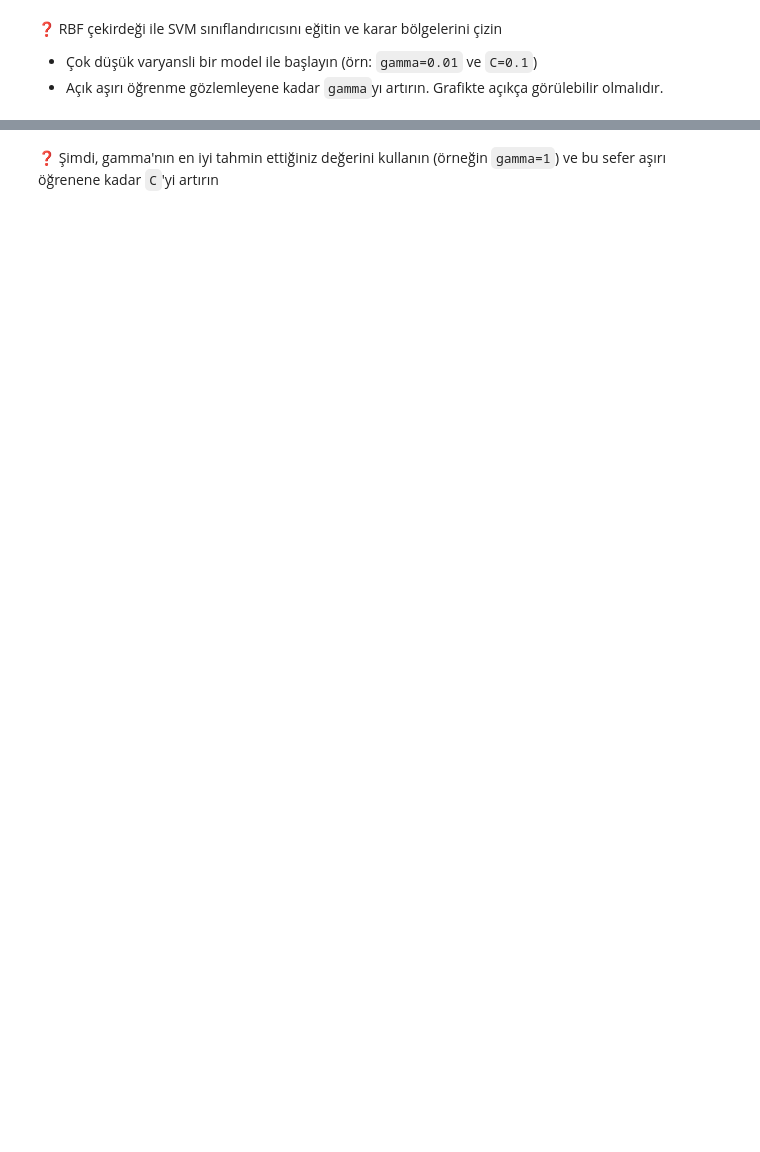
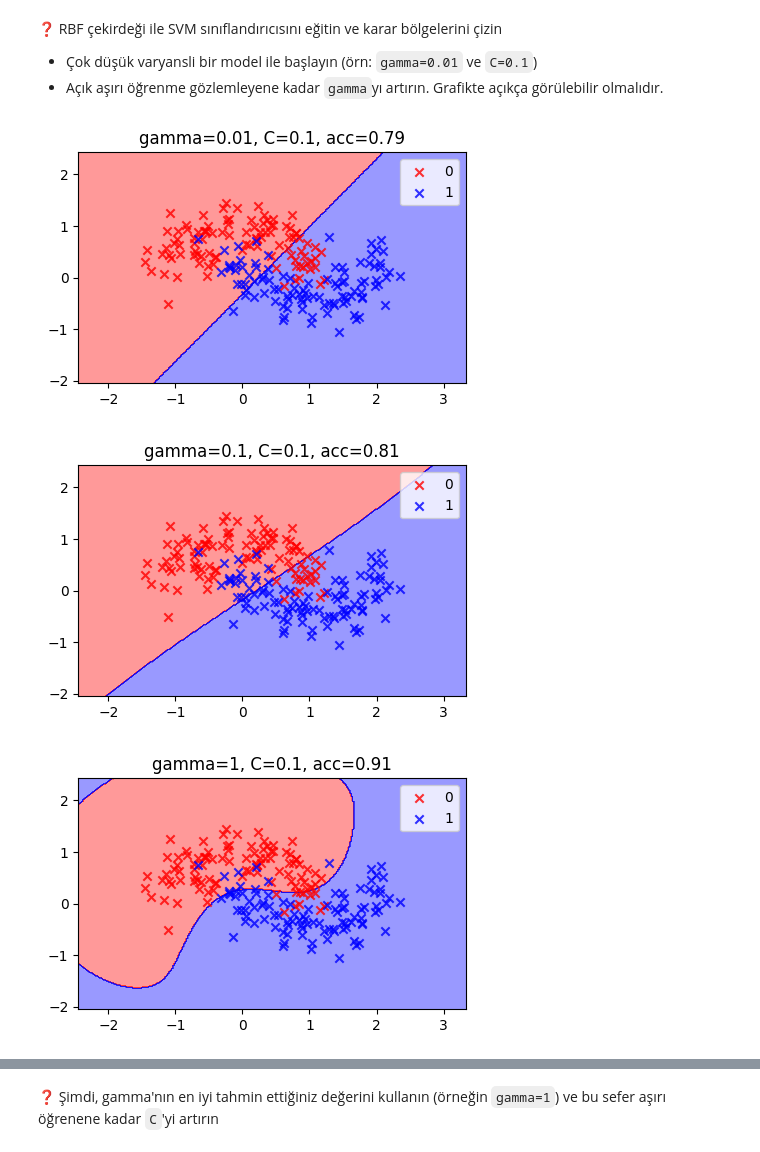
Before and after one commit to icedemirkaano/S16D5-S-data-svm, a Jupyter notebook: SVM.ipynb, the cells around one changed output, grey strips where cells are left out. Cells and saved outputs as stored; diff of their text form; code cells hidden in the pictures; blank space fills up the shorter version.

Commit message:
Completed kernel search step

```diff
--- a/SVM.ipynb
+++ b/SVM.ipynb
@@ -375,0 +382,10 @@ plt.legend();
+# %%
+for gamma in [0.01, 0.1, 1, 10, 100]:
+    rbf_svm = SVC(kernel="rbf", gamma=gamma, C=0.1).fit(X, y)
+    plot_decision_regions(X, y, classifier=rbf_svm)
+    plt.title(f"gamma={gamma}, C=0.1, acc={rbf_svm.score(X, y):.2f}")
+    plt.show()
+# %% [output]
+[figure, added]
+[figure, added]
+[figure, added]
```
Also changed, not shown: parts of 20 cells of this notebook, 1 other file.
